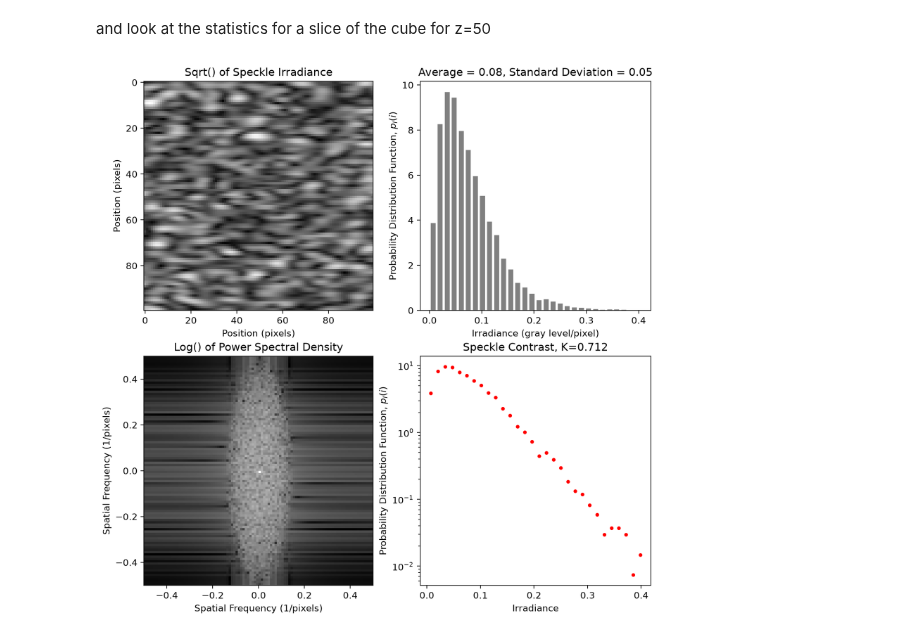
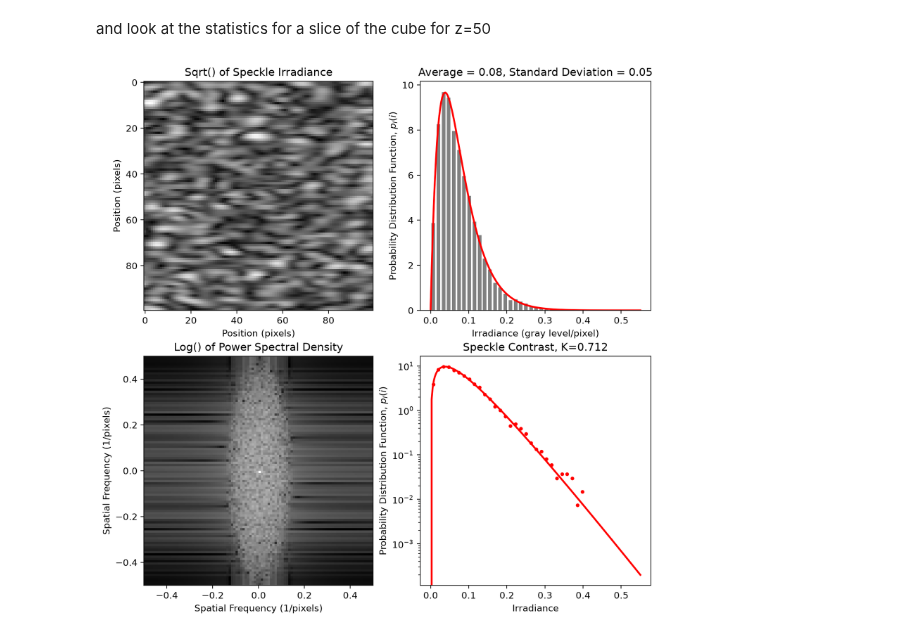
Before and after one commit to scottprahl/pyspeckle, a Jupyter notebook: docs/3D-Speckle.ipynb, the cells around one changed output. Drawn from its saved outputs; the diff is of its cells as text; code cells hidden in the pictures.

Commit message:
add theoretical curves to notebooks

```diff
--- a/docs/3D-Speckle.ipynb
+++ b/docs/3D-Speckle.ipynb
@@ -78,6 +78,15 @@ and look at the statistics for a slice of the cube for z=50
 # %%
 plt.figure(figsize=(10, 10))
 pyspeckle.statistics_plot(x[:, :, 50], initialize=False)
+# unpolarized speckle adds two exponentials, so the theory is a gamma of shape 2
+g = np.linspace(0, x.max(), 200)
+scale = x.mean() / 2
+pdf = g * np.exp(-g / scale) / scale**2
+plt.subplot(222)
+plt.plot(g, pdf, "r", lw=2)
+plt.subplot(224)
+plt.semilogy(g, pdf, "r", lw=2)
+
 plt.show()
 # %% [output]
-[figure, old version]
+[figure, new version]
```
Also changed, not shown: 3 other files.
